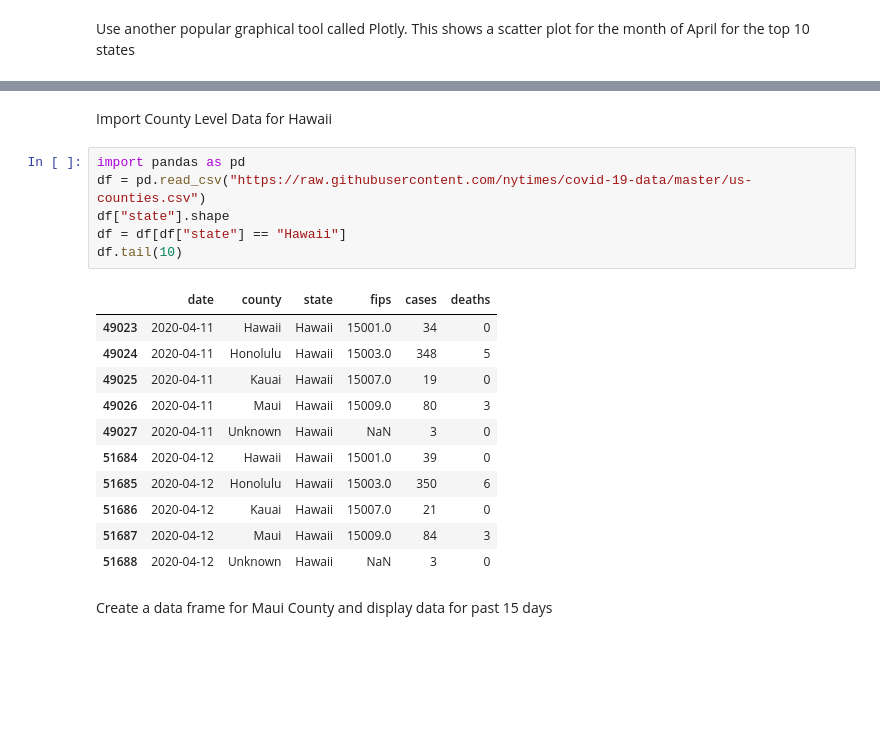
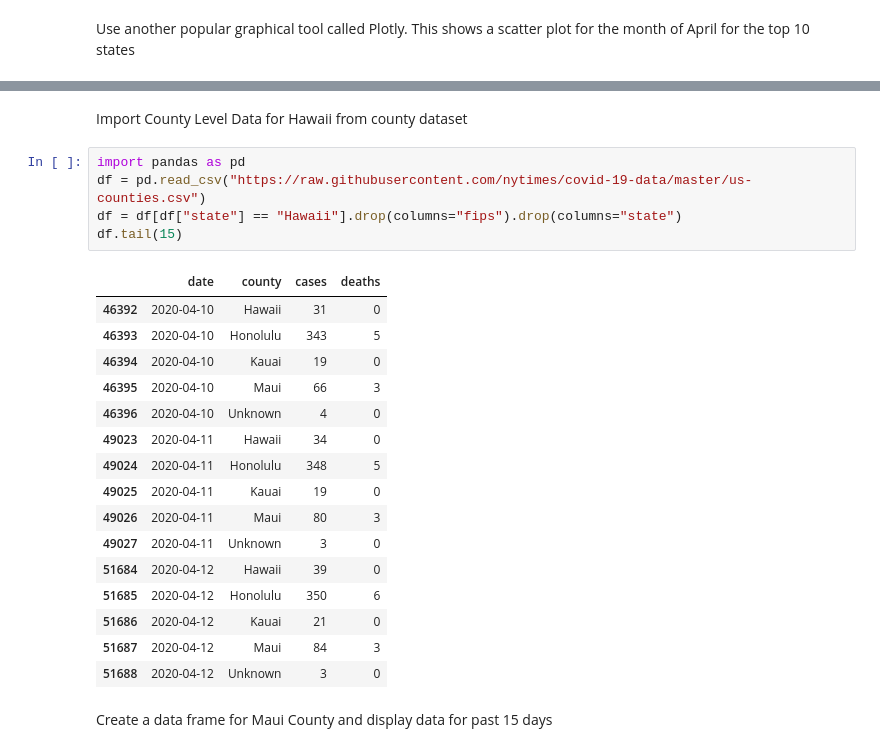
Before and after one commit to leslieshanecr/covid-19-Hawaii, a Jupyter notebook: Covid_19_Hawaii.ipynb, the cells around one changed output, grey strips where cells are left out. Drawn from its saved outputs; the diff is of its cells as text; blank space fills up the shorter version.

```diff
--- a/Covid_19_Hawaii.ipynb
+++ b/Covid_19_Hawaii.ipynb
@@ -191,23 +215,27 @@ fig.show()
 # %% [markdown]
-Import County Level Data for Hawaii
+Import County Level Data for Hawaii from county dataset
 # %%
 import pandas as pd
 df = pd.read_csv("https://raw.githubusercontent.com/nytimes/covid-19-data/master/us-counties.csv")
-df["state"].shape
-df = df[df["state"] == "Hawaii"]
-df.tail(10)
+df = df[df["state"] == "Hawaii"].drop(columns="fips").drop(columns="state")
+df.tail(15)
 # %% [output]
-|  | date | county | state | fips | cases | deaths |
-| 49023 | 2020-04-11 | Hawaii | Hawaii | 15001.0 | 34 | 0 |
-| 49024 | 2020-04-11 | Honolulu | Hawaii | 15003.0 | 348 | 5 |
-| 49025 | 2020-04-11 | Kauai | Hawaii | 15007.0 | 19 | 0 |
-| 49026 | 2020-04-11 | Maui | Hawaii | 15009.0 | 80 | 3 |
-| 49027 | 2020-04-11 | Unknown | Hawaii | NaN | 3 | 0 |
-| 51684 | 2020-04-12 | Hawaii | Hawaii | 15001.0 | 39 | 0 |
-| 51685 | 2020-04-12 | Honolulu | Hawaii | 15003.0 | 350 | 6 |
-| 51686 | 2020-04-12 | Kauai | Hawaii | 15007.0 | 21 | 0 |
-| 51687 | 2020-04-12 | Maui | Hawaii | 15009.0 | 84 | 3 |
-| 51688 | 2020-04-12 | Unknown | Hawaii | NaN | 3 | 0 |
+|  | date | county | cases | deaths |
+| 46392 | 2020-04-10 | Hawaii | 31 | 0 |
+| 46393 | 2020-04-10 | Honolulu | 343 | 5 |
+| 46394 | 2020-04-10 | Kauai | 19 | 0 |
+| 46395 | 2020-04-10 | Maui | 66 | 3 |
+| 46396 | 2020-04-10 | Unknown | 4 | 0 |
+| 49023 | 2020-04-11 | Hawaii | 34 | 0 |
+| 49024 | 2020-04-11 | Honolulu | 348 | 5 |
+| 49025 | 2020-04-11 | Kauai | 19 | 0 |
+| 49026 | 2020-04-11 | Maui | 80 | 3 |
+| 49027 | 2020-04-11 | Unknown | 3 | 0 |
+| 51684 | 2020-04-12 | Hawaii | 39 | 0 |
+| 51685 | 2020-04-12 | Honolulu | 350 | 6 |
+| 51686 | 2020-04-12 | Kauai | 21 | 0 |
+| 51687 | 2020-04-12 | Maui | 84 | 3 |
+| 51688 | 2020-04-12 | Unknown | 3 | 0 |
 # %% [markdown]
 Create a data frame for Maui County and display data for past 15 days
 # %%
```
Also changed, not shown: parts of 4 cells of this notebook.
